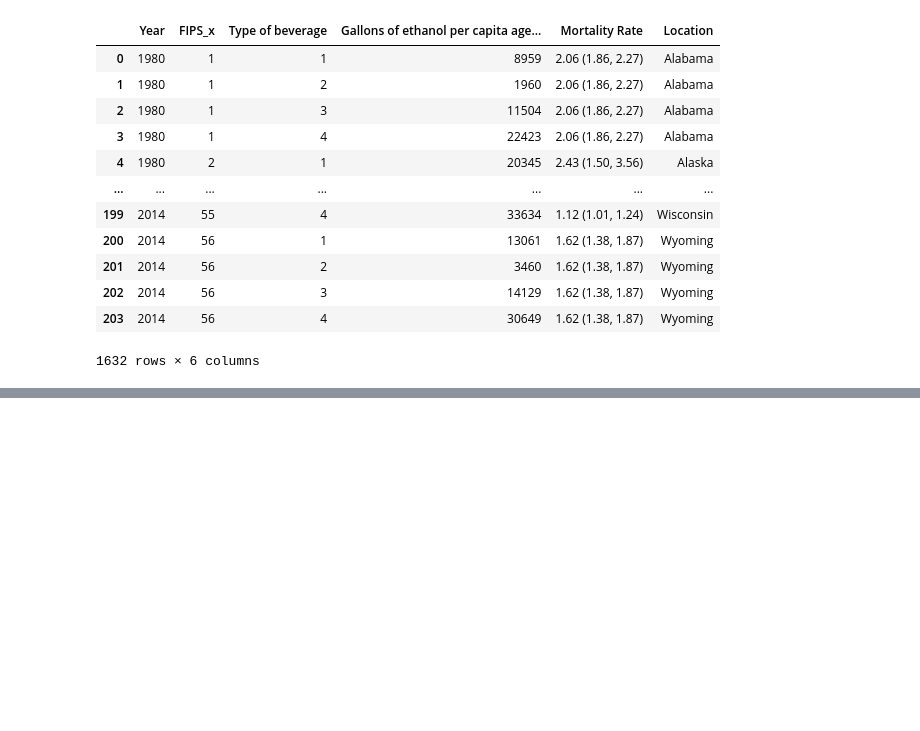
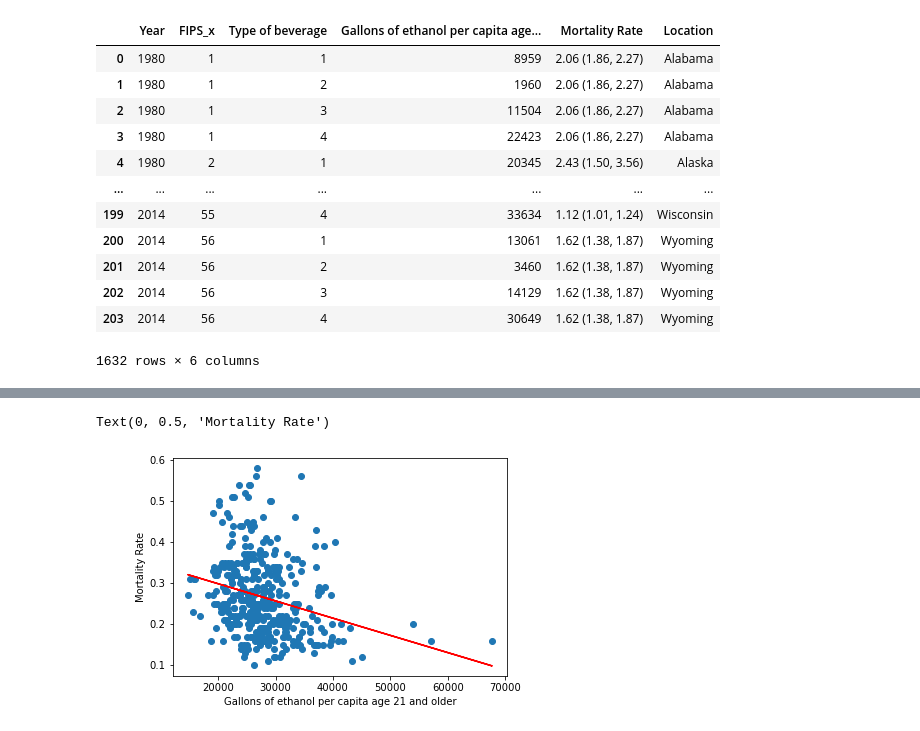
Before and after one commit to saleha456/Group1Project1, a Jupyter notebook: Maternal_Neonatal_Nutrition.ipynb, the cells around one changed output, grey strips where cells are left out. Drawn from its saved outputs; the diff is of its cells as text; code cells hidden in the pictures; blank space fills up the shorter version.

```diff
--- a/Maternal_Neonatal_Nutrition.ipynb
+++ b/Maternal_Neonatal_Nutrition.ipynb
@@ -327,0 +518,15 @@ df_concat_nutrition
+# %%
+# Scatter of maternal and all spirits with regression
+
+(slope, intercept, rvalue, pvalue, stderr) = st.linregress(x_values4, y_values4)
+regress_values4 = x_values4 * slope + intercept
+line_eq4 = "y = " + str(round(slope,3)) + "x + " + str(round(intercept,2))
+
+plt.scatter(x_values4,y_values4)
+plt.plot(x_values4,regress_values4,"r-")
+plt.annotate(line_eq1,(0.5, 0.5),fontsize=12,color="red")
+plt.xlabel('Gallons of ethanol per capita age 21 and older')
+plt.ylabel('Mortality Rate')
+# %% [output]
+Text(0, 0.5, 'Mortality Rate')
+[figure, added]
```
Also changed, not shown: parts of 34 cells of this notebook.
